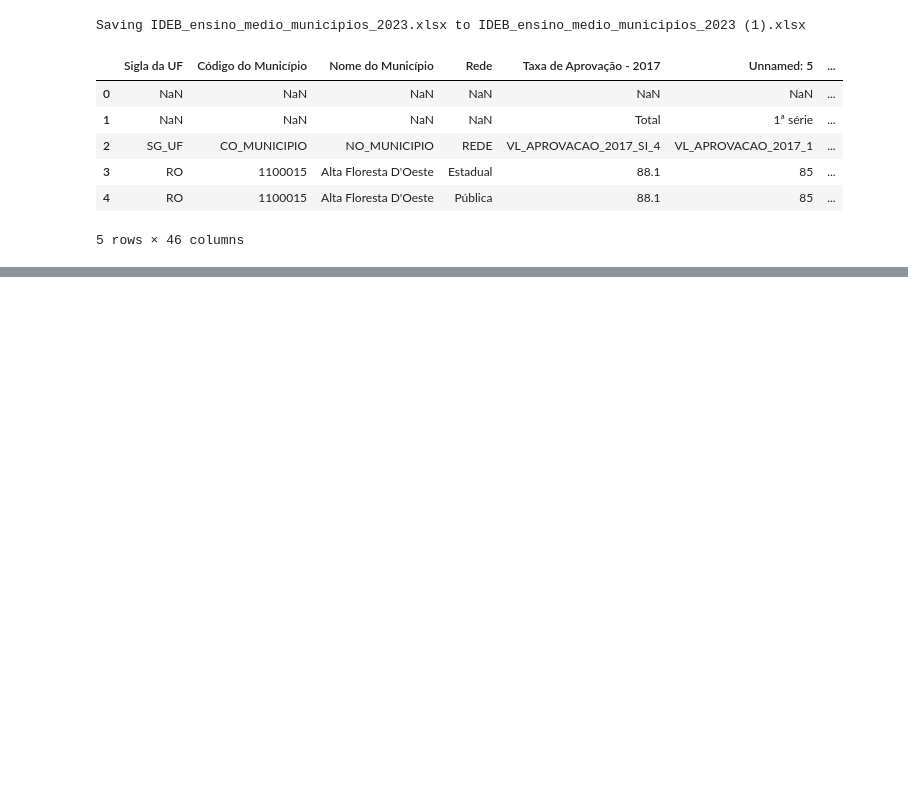
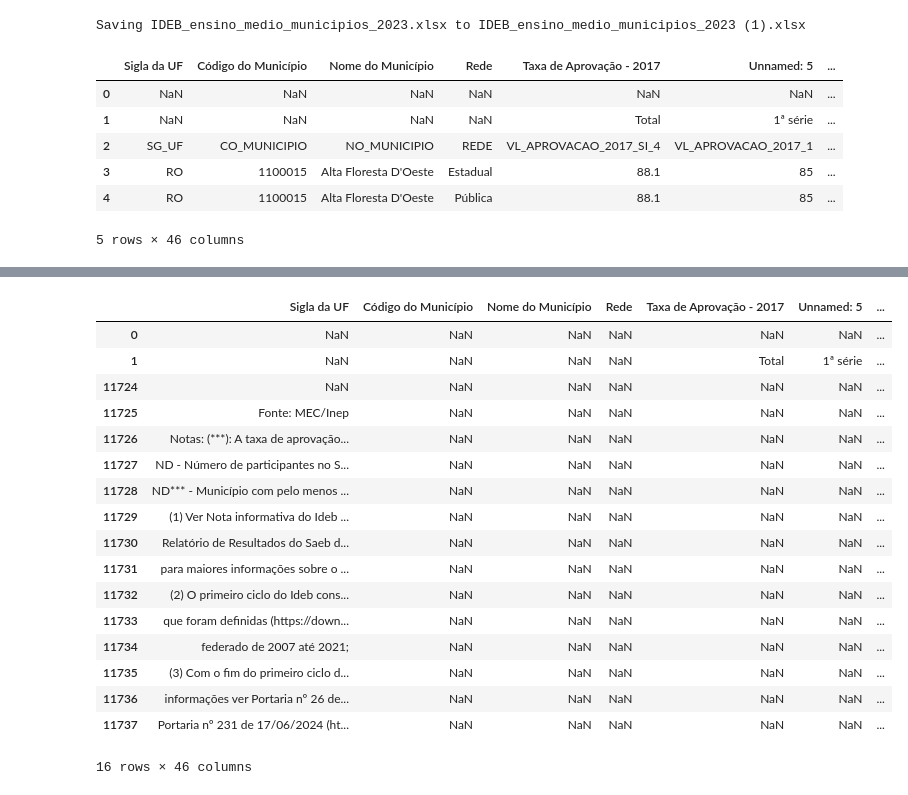
Before and after one commit to Reginajose/C-digos-do-amanh-how-, a Jupyter notebook: Untitled13.ipynb, the cells around one changed output, grey strips where cells are left out. Cells and saved outputs as stored; diff of their text form; code cells hidden in the pictures; blank space fills up the shorter version.

```diff
--- a/Untitled13.ipynb
+++ b/Untitled13.ipynb
@@ -16,3 +16,9 @@ Saving IDEB_ensino_medio_municipios_2023.xlsx to IDEB_ensino_medio_municipios_20
 | 3 | RO | 1100015 | Alta Floresta D'Oeste | Estadual | 88.1 | 85 | ... |
 | 4 | RO | 1100015 | Alta Floresta D'Oeste | Pública | 88.1 | 85 | ... |
 5 rows × 46 columns
+# %%
+from google.colab import files
+import pandas as pd
+uploaded = files.upload()
+df = pd.read_excel('IDEB_ensino_medio_municipios_2023.xlsx')
+df.info( )
@@ -18,0 +77,21 @@ Saving IDEB_ensino_medio_municipios_2023.xlsx to IDEB_ensino_medio_municipios_20
+# %%
+df[df['Nome do Município'].isnull()]
+# %% [output]
+|  | Sigla da UF | Código do Município | Nome do Município | Rede | Taxa de Aprovação - 2017 | Unnamed: 5 | ... |
+| 0 | NaN | NaN | NaN | NaN | NaN | NaN | ... |
+| 1 | NaN | NaN | NaN | NaN | Total | 1ª série | ... |
+| 11724 | NaN | NaN | NaN | NaN | NaN | NaN | ... |
+| 11725 | Fonte: MEC/Inep | NaN | NaN | NaN | NaN | NaN | ... |
+| 11726 | Notas: (***): A taxa de aprovação... | NaN | NaN | NaN | NaN | NaN | ... |
+| 11727 | ND - Número de participantes no S... | NaN | NaN | NaN | NaN | NaN | ... |
+| 11728 | ND*** - Município com pelo menos ... | NaN | NaN | NaN | NaN | NaN | ... |
+| 11729 | (1) Ver Nota informativa do Ideb ... | NaN | NaN | NaN | NaN | NaN | ... |
+| 11730 | Relatório de Resultados do Saeb d... | NaN | NaN | NaN | NaN | NaN | ... |
+| 11731 | para maiores informações sobre o ... | NaN | NaN | NaN | NaN | NaN | ... |
+| 11732 | (2) O primeiro ciclo do Ideb cons... | NaN | NaN | NaN | NaN | NaN | ... |
+| 11733 | que foram definidas (https://down... | NaN | NaN | NaN | NaN | NaN | ... |
+| 11734 | federado de 2007 até 2021; | NaN | NaN | NaN | NaN | NaN | ... |
+| 11735 | (3) Com o fim do primeiro ciclo d... | NaN | NaN | NaN | NaN | NaN | ... |
+| 11736 | informações ver Portaria nº 26 de... | NaN | NaN | NaN | NaN | NaN | ... |
+| 11737 | Portaria nº 231 de 17/06/2024 (ht... | NaN | NaN | NaN | NaN | NaN | ... |
+16 rows × 46 columns
```
Also changed, not shown: parts of 4 cells of this notebook.
